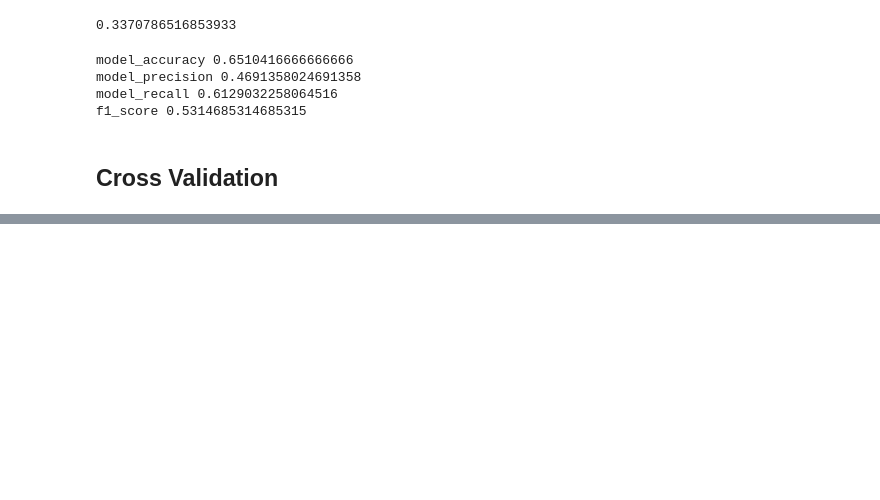
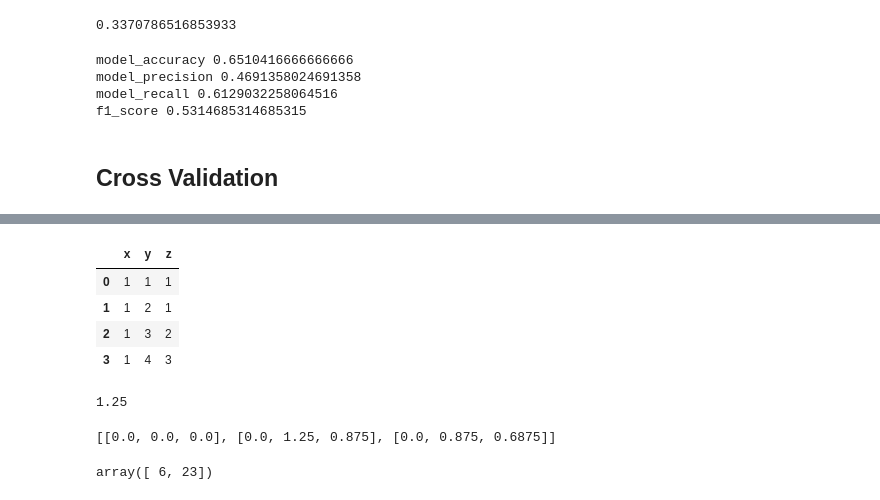
Before and after one commit to jshams/DS-2.1-machine-learning, a Jupyter notebook: notes.ipynb, the cells around one changed output, grey strips where cells are left out. Cells and saved outputs as stored; diff of their text form; code cells hidden in the pictures; blank space fills up the shorter version.

```diff
--- a/notes.ipynb
+++ b/notes.ipynb
@@ -613,0 +680,9 @@ f1_score 0.5314685314685315
+# %%
+df = pd.DataFrame(([1,1,1], [1,2,1], [1,3,2], [1,4,3]), columns=['x', 'y', 'z'])
+df
+# %% [output]
+|  | x | y | z |
+| 0 | 1 | 1 | 1 |
+| 1 | 1 | 2 | 1 |
+| 2 | 1 | 3 | 2 |
+| 3 | 1 | 4 | 3 |
@@ -613,0 +692,15 @@ f1_score 0.5314685314685315
+# %%
+covariance(df['y'], df['y'])
+# %% [output]
+1.25
+# %%
+matrix_covariance(df)
+# %% [output]
+[[0.0, 0.0, 0.0], [0.0, 1.25, 0.875], [0.0, 0.875, 0.6875]]
+# %%
+A = np.array([[2,0],[1,5]])
+V = np.array([3,4])
+
+np.dot(A, V)
+# %% [output]
+array([ 6, 23])
```
Also changed, not shown: parts of 13 cells of this notebook.
